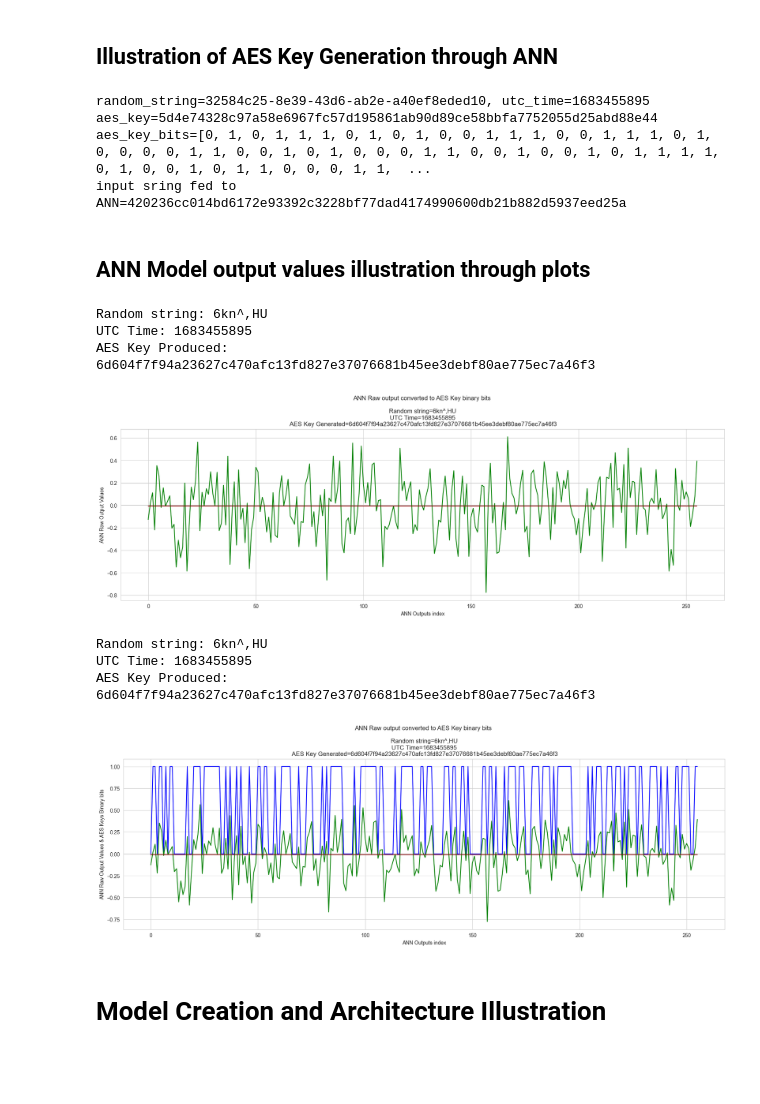
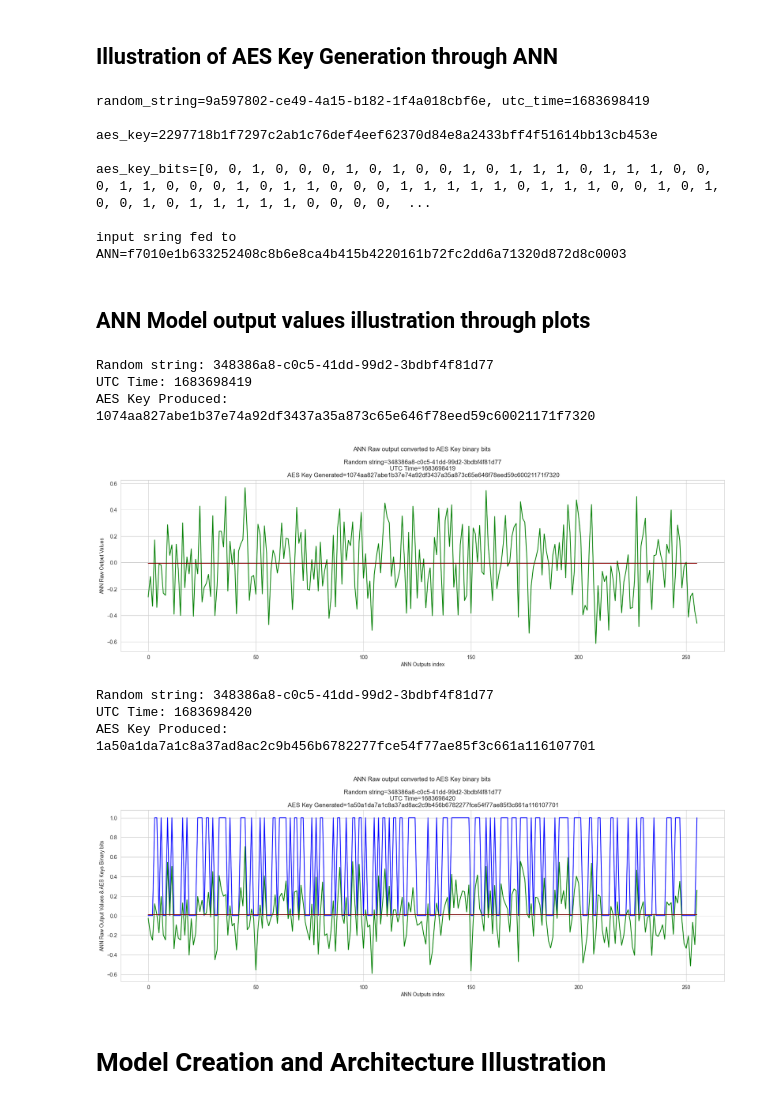
Before and after one commit to JSMitra/ForYourKeysOnly, a Jupyter notebook: FYKO_JupyterNotebook/FYKO.ipynb, the cells around one changed output. Drawn from its saved outputs; the diff is of its cells as text; code cells hidden in the pictures; blank space fills up the shorter version.

```diff
--- a/FYKO_JupyterNotebook/FYKO.ipynb
+++ b/FYKO_JupyterNotebook/FYKO.ipynb
@@ -421,29 +405,33 @@ utc_time = int(time.time())
 
 print(f'random_string={random_string}, utc_time={utc_time}')
 aes_key, aes_key_bits, raw_ann_output, input_str = generate_aes_key(model, random_string, utc_time)
-print(f'aes_key={aes_key}')
-print(f'aes_key_bits={aes_key_bits}')
-print(f'input sring fed to ANN={input_str}')
+print(f'\naes_key={aes_key}')
+print(f'\naes_key_bits={aes_key_bits}')
+print(f'\ninput sring fed to ANN={input_str}')
 # %% [output]
-random_string=32584c25-8e39-43d6-ab2e-a40ef8eded10, utc_time=1683455895
-aes_key=5d4e74328c97a58e6967fc57d195861ab90d89ce58bbfa7752055d25abd88e44
-aes_key_bits=[0, 1, 0, 1, 1, 1, 0, 1, 0, 1, 0, 0, 1, 1, 1, 0, 0, 1, 1, 1, 0, 1, 0, 0, 0, 0, 1, 1, 0, 0, 1, 0, 1, 0, 0, 0, 1, 1, 0, 0, 1, 0, 0, 1, 0, 1, 1, 1, 1, 0, 1, 0, 0, 1, 0, 1, 1, 0, 0, 0, 1, 1,  ...
-input sring fed to ANN=420236cc014bd6172e93392c3228bf77dad4174990600db21b882d5937eed25a
+random_string=9a597802-ce49-4a15-b182-1f4a018cbf6e, utc_time=1683698419
+
+aes_key=2297718b1f7297c2ab1c76def4eef62370d84e8a2433bff4f51614bb13cb453e
+
+aes_key_bits=[0, 0, 1, 0, 0, 0, 1, 0, 1, 0, 0, 1, 0, 1, 1, 1, 0, 1, 1, 1, 0, 0, 0, 1, 1, 0, 0, 0, 1, 0, 1, 1, 0, 0, 0, 1, 1, 1, 1, 1, 0, 1, 1, 1, 0, 0, 1, 0, 1, 0, 0, 1, 0, 1, 1, 1, 1, 1, 0, 0, 0, 0,  ...
+
+input sring fed to ANN=f7010e1b633252408c8b6e8ca4b415b4220161b72fc2dd6a71320d872d8c0003
 # %% [markdown]
 ## ANN Model output values illustration through plots
 # %%
 model = generate_ANN()
-plot_random_outputs_of_ann(model, random_string='6kn^,HU',show_raw_bits=False)
-plot_random_outputs_of_ann(model, random_string='6kn^,HU',show_raw_bits=True)
+random_string = str(uuid.uuid4())
+plot_random_outputs_of_ann(model, random_string=random_string,show_raw_bits=False)
+plot_random_outputs_of_ann(model, random_string=random_string,show_raw_bits=True)
 # %% [output]
-Random string: 6kn^,HU
-UTC Time: 1683455895
-AES Key Produced: 6d604f7f94a23627c470afc13fd827e37076681b45ee3debf80ae775ec7a46f3
+Random string: 348386a8-c0c5-41dd-99d2-3bdbf4f81d77
+UTC Time: 1683698419
+AES Key Produced: 1074aa827abe1b37e74a92df3437a35a873c65e646f78eed59c60021171f7320
-[figure, old version]
+[figure, new version]
-Random string: 6kn^,HU
-UTC Time: 1683455895
-AES Key Produced: 6d604f7f94a23627c470afc13fd827e37076681b45ee3debf80ae775ec7a46f3
+Random string: 348386a8-c0c5-41dd-99d2-3bdbf4f81d77
+UTC Time: 1683698420
+AES Key Produced: 1a50a1da7a1c8a37ad8ac2c9b456b6782277fce54f77ae85f3c661a116107701
-[figure, old version]
+[figure, new version]
 # %% [markdown]
 # Model Creation and Architecture Illustration
 # %% [markdown]
```
Also changed, not shown: parts of 35 cells of this notebook.
